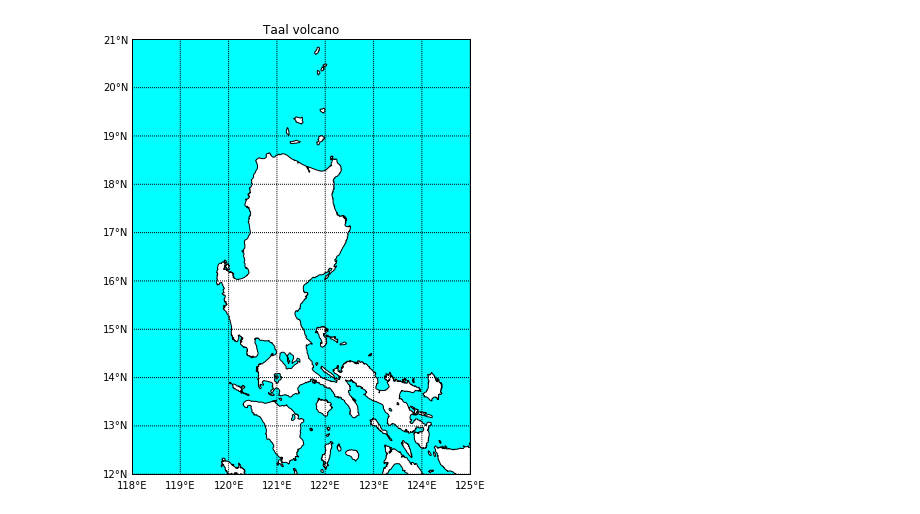
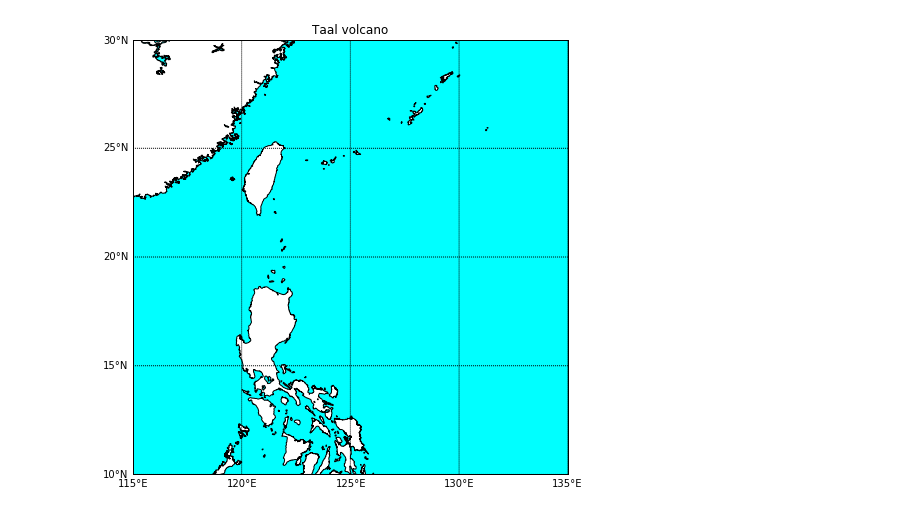
Before and after one commit to ektf1147/JUPYTER, a Jupyter notebook: Taal_volcano/codes/Plot_Taal_Volcano.ipynb, the cells around one changed output. Drawn from its saved outputs; the diff is of its cells as text; code cells hidden in the pictures.

```diff
--- a/Taal_volcano/codes/Plot_Taal_Volcano.ipynb
+++ b/Taal_volcano/codes/Plot_Taal_Volcano.ipynb
@@ -1,28 +1,28 @@
 # %%
 import os
 os.environ['PROJ_LIB']='/home/jhlee/anaconda3/envs/JUPYTER/share/proj'
 from mpl_toolkits.basemap import Basemap, cm
 import matplotlib.pyplot as plt
 import numpy as np
 
 # plot Taal volcano
 plt.figure(figsize=(8,8))
-llcrnrlat = 12
-urcrnrlat = 21
-llcrnrlon = 118
-urcrnrlon = 125
+llcrnrlat = 10
+urcrnrlat = 30
+llcrnrlon = 115
+urcrnrlon = 135
 
 map = Basemap(projection='cyl', llcrnrlat= llcrnrlat, urcrnrlat = urcrnrlat,\
               llcrnrlon = llcrnrlon, urcrnrlon = urcrnrlon, resolution = 'h')
 map.drawcoastlines()
 map.fillcontinents(color='white', lake_color='aqua')
 
-map.drawparallels(np.arange(llcrnrlat,urcrnrlat+1,1.), labels=[True,False,False,False])
-map.drawmeridians(np.arange(llcrnrlon,urcrnrlon+1,1.), labels=[False,False,False,True])
+map.drawparallels(np.arange(llcrnrlat,urcrnrlat+1,5.), labels=[True,False,False,False])
+map.drawmeridians(np.arange(llcrnrlon,urcrnrlon+1,5.), labels=[False,False,False,True])
 map.drawmapboundary(fill_color='aqua')
 
 # show result plot
 plt.title('Taal volcano')
 plt.show()
 # %% [output]
-[figure, old version]
+[figure, new version]
```
Also changed, not shown: 2 other files.
